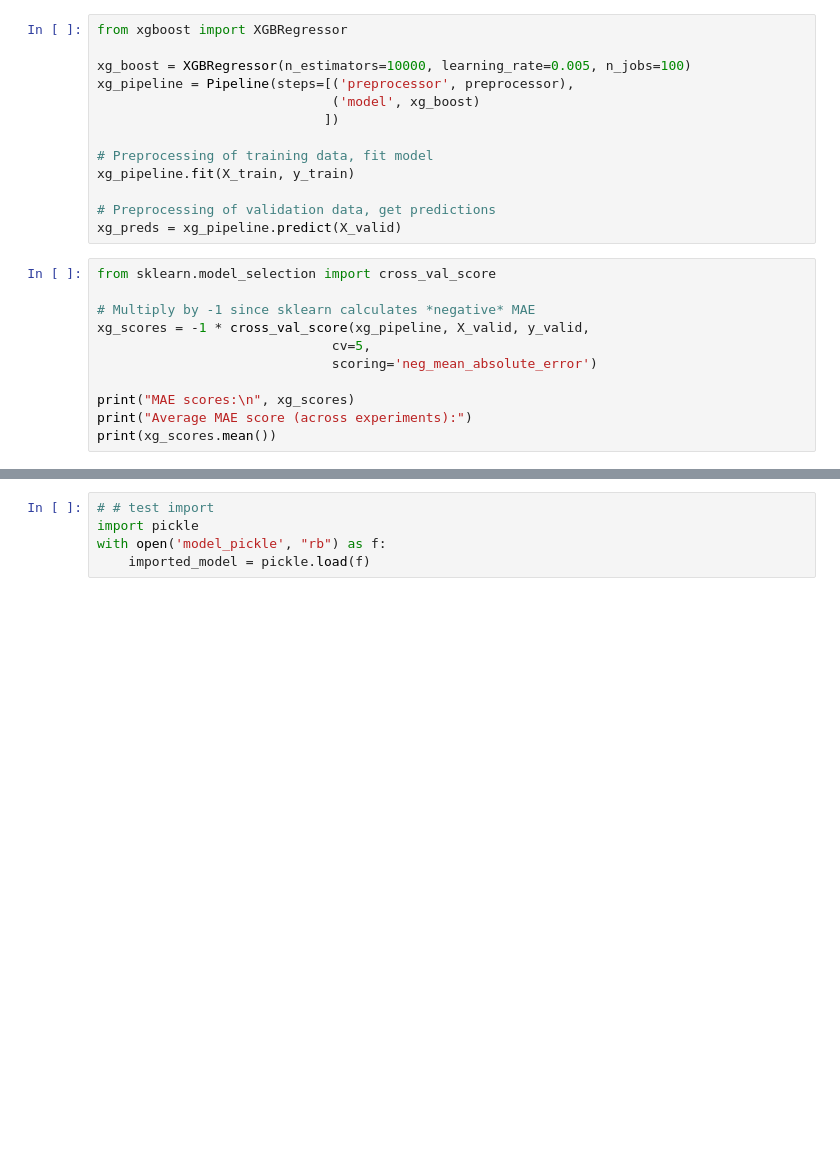
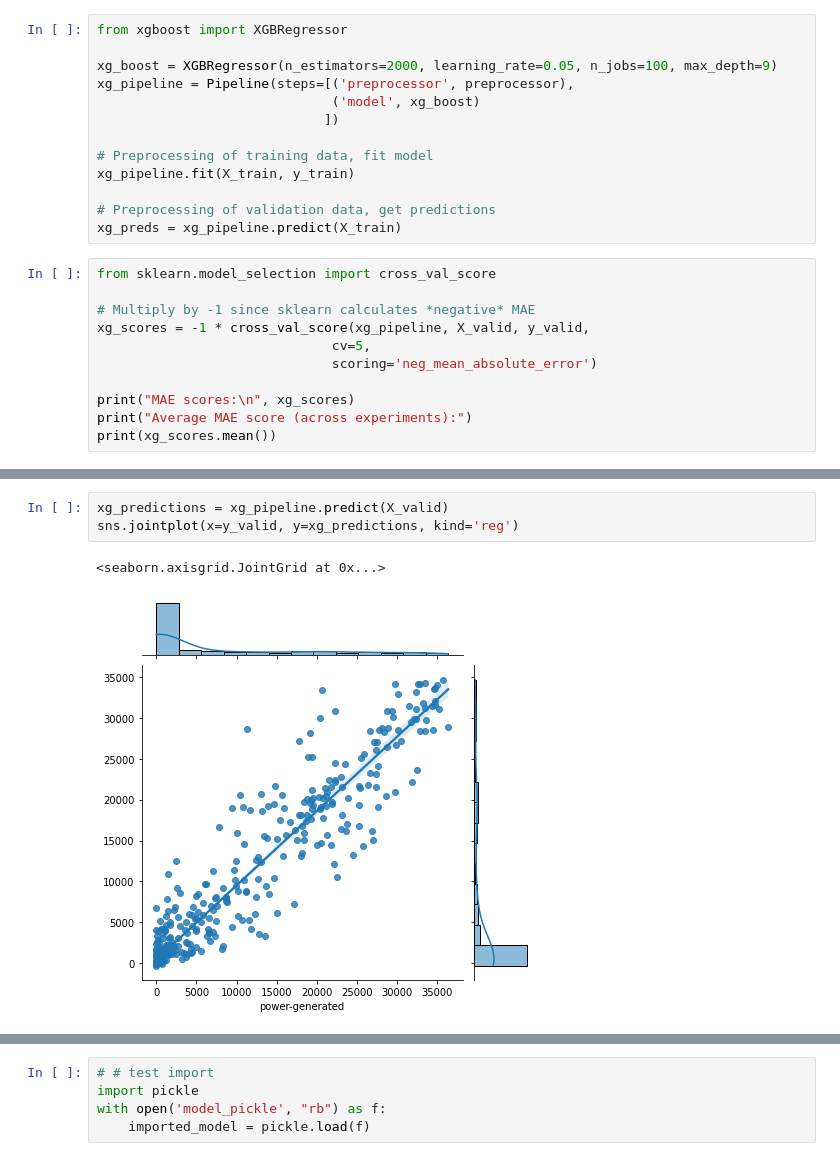
Before and after one commit to Agnij-Moitra/solar-sight, a Jupyter notebook: train.ipynb, the cells around one changed output, grey strips where cells are left out. Drawn from its saved outputs; the diff is of its cells as text; blank space fills up the shorter version.

```diff
--- a/train.ipynb
+++ b/train.ipynb
@@ -206,7 +233,7 @@ R2 Score:  0.9203998517550523
 # %%
 from xgboost import XGBRegressor
 
-xg_boost = XGBRegressor(n_estimators=10000, learning_rate=0.005, n_jobs=100)
+xg_boost = XGBRegressor(n_estimators=2000, learning_rate=0.05, n_jobs=100, max_depth=9)
 xg_pipeline = Pipeline(steps=[('preprocessor', preprocessor),
                               ('model', xg_boost)
                              ])
@@ -215,7 +242,7 @@ xg_pipeline = Pipeline(steps=[('preprocessor', preprocessor),
 xg_pipeline.fit(X_train, y_train)
 
 # Preprocessing of validation data, get predictions
-xg_preds = xg_pipeline.predict(X_valid)
+xg_preds = xg_pipeline.predict(X_train)
 # %%
 from sklearn.model_selection import cross_val_score
 
@@ -238,3 +257,9 @@ Text(0, 0.5, 'Predicted Y')
+# %%
+xg_predictions = xg_pipeline.predict(X_valid)
+sns.jointplot(x=y_valid, y=xg_predictions, kind='reg')
+# %% [output]
+<seaborn.axisgrid.JointGrid at 0x...>
+[figure, added]
 # %%
 from sklearn import metrics
 
```
Also changed, not shown: parts of 14 cells of this notebook, 1 other file.
